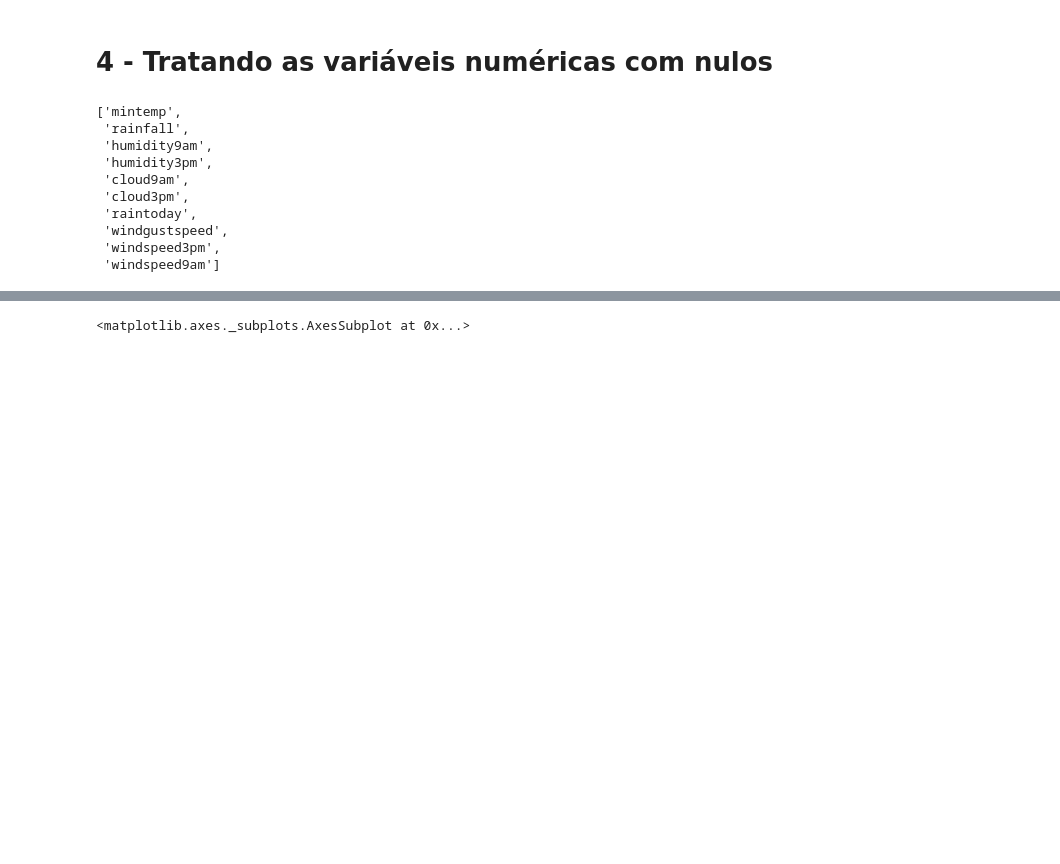
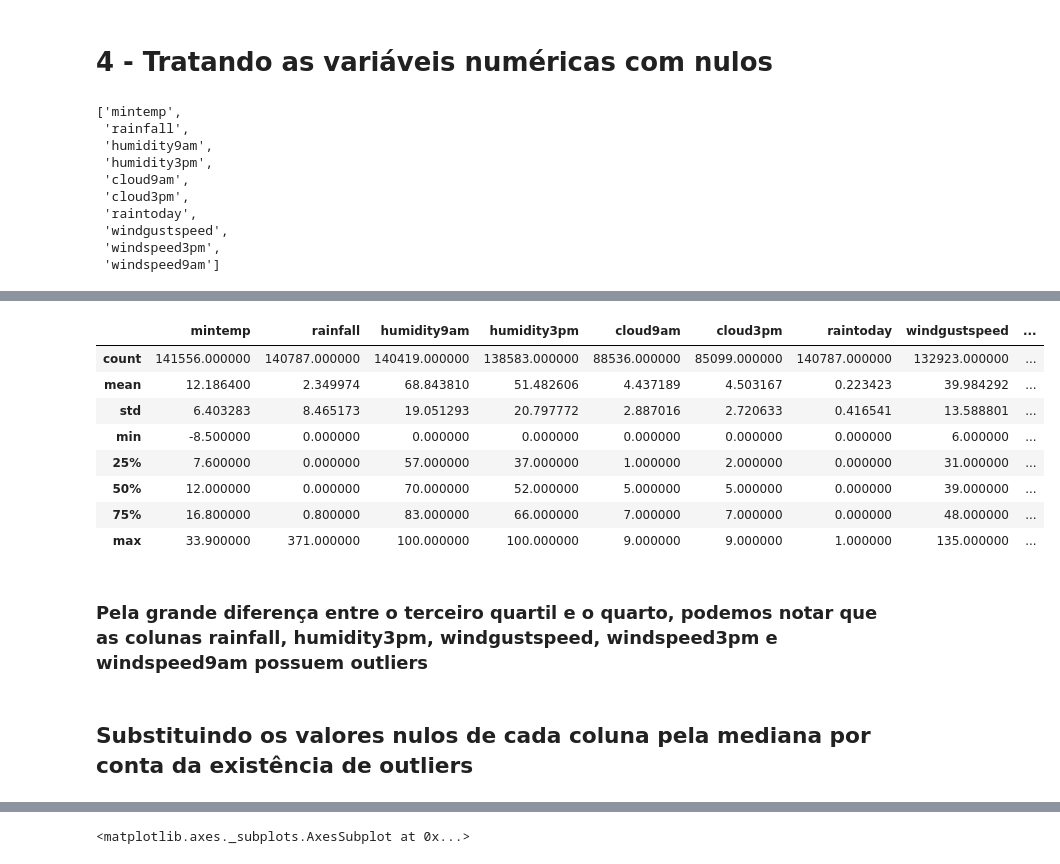
Before and after one commit to titowoche30/case_cientista-dados, a Jupyter notebook: Machine Learning.ipynb, the cells around one changed output, grey strips where cells are left out. Drawn from its saved outputs; the diff is of its cells as text; code cells hidden in the pictures; blank space fills up the shorter version.

```diff
--- a/Machine Learning.ipynb
+++ b/Machine Learning.ipynb
@@ -151,3 +156,19 @@ sns.heatmap(X_train[numerical].isnull(),yticklabels=False,cbar=False,cmap='virid
+# %%
+X[numerical].describe()
+# %% [output]
+|  | mintemp | rainfall | humidity9am | humidity3pm | cloud9am | cloud3pm | raintoday | windgustspeed | ... |
+| count | 141556.000000 | 140787.000000 | 140419.000000 | 138583.000000 | 88536.000000 | 85099.000000 | 140787.000000 | 132923.000000 | ... |
+| mean | 12.186400 | 2.349974 | 68.843810 | 51.482606 | 4.437189 | 4.503167 | 0.223423 | 39.984292 | ... |
+| std | 6.403283 | 8.465173 | 19.051293 | 20.797772 | 2.887016 | 2.720633 | 0.416541 | 13.588801 | ... |
+| min | -8.500000 | 0.000000 | 0.000000 | 0.000000 | 0.000000 | 0.000000 | 0.000000 | 6.000000 | ... |
+| 25% | 7.600000 | 0.000000 | 57.000000 | 37.000000 | 1.000000 | 2.000000 | 0.000000 | 31.000000 | ... |
+| 50% | 12.000000 | 0.000000 | 70.000000 | 52.000000 | 5.000000 | 5.000000 | 0.000000 | 39.000000 | ... |
+| 75% | 16.800000 | 0.800000 | 83.000000 | 66.000000 | 7.000000 | 7.000000 | 0.000000 | 48.000000 | ... |
+| max | 33.900000 | 371.000000 | 100.000000 | 100.000000 | 9.000000 | 9.000000 | 1.000000 | 135.000000 | ... |
+# %% [markdown]
+### Pela grande diferença entre o terceiro quartil e o quarto, podemos notar que as colunas rainfall, humidity3pm, windgustspeed, windspeed3pm e windspeed9am possuem outliers
+# %% [markdown]
+## Substituindo os valores nulos de cada coluna pela mediana por conta da existência de outliers
 # %%
 for data in [X_train, X_test]:
     for col in numerical:
```
Also changed, not shown: parts of 28 cells of this notebook.
